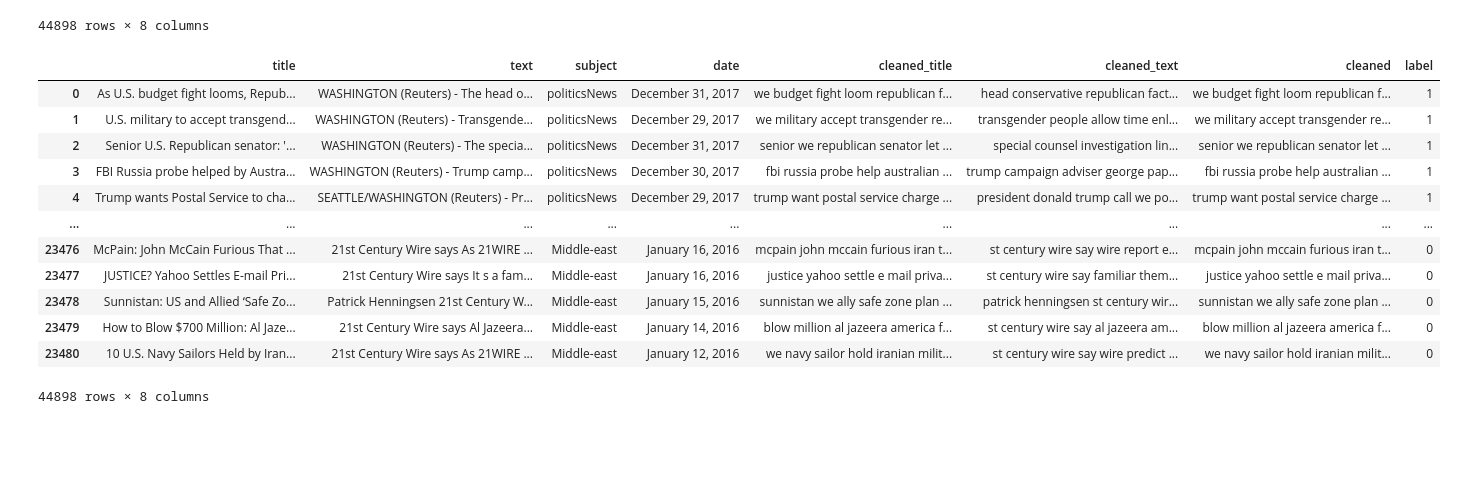
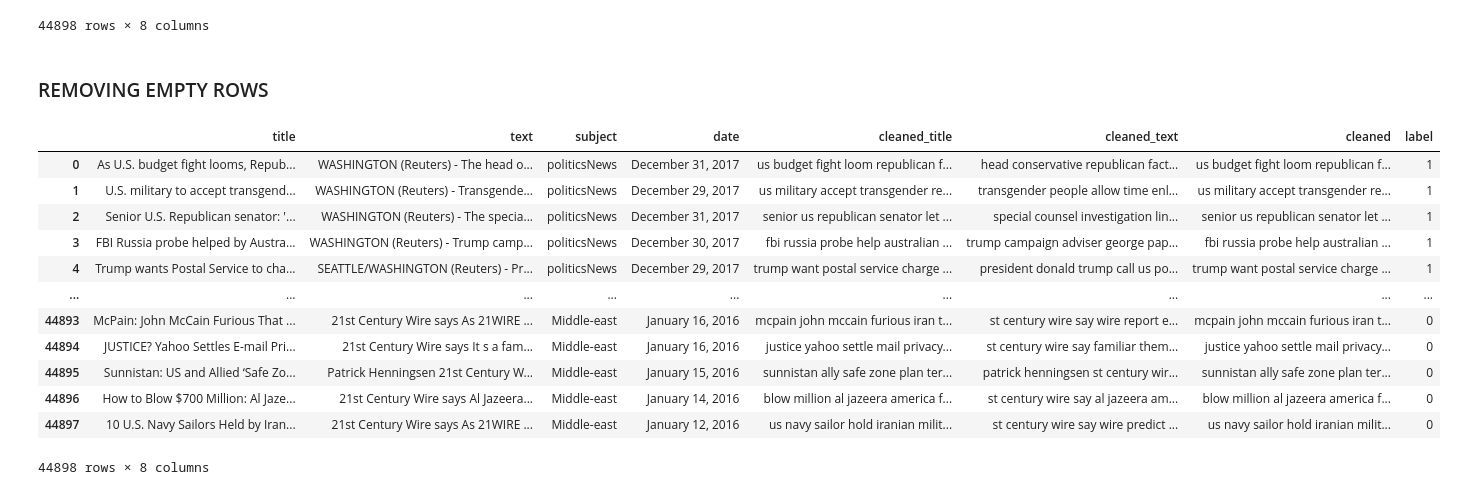
Before and after one commit to y4nrui/nlp-project, a Jupyter notebook: preprocessing.ipynb, the cells around one changed output. Cells and saved outputs as stored; diff of their text form; code cells hidden in the pictures; blank space fills up the shorter version.

```diff
--- a/preprocessing.ipynb
+++ b/preprocessing.ipynb
@@ -768,19 +770,24 @@ data
 44898 rows × 8 columns
 # %%
 # data.to_csv(drive_directory + dataset + 'data_v2.csv', index=None)
-# %%
-data
-# %% [output]
-|  | title | text | subject | date | cleaned_title | cleaned_text | cleaned | label |
-| 0 | As U.S. budget fight looms, Repub... | WASHINGTON (Reuters) - The head o... | politicsNews | December 31, 2017 | we budget fight loom republican f... | head conservative republican fact... | we budget fight loom republican f... | 1 |
-| 1 | U.S. military to accept transgend... | WASHINGTON (Reuters) - Transgende... | politicsNews | December 29, 2017 | we military accept transgender re... | transgender people allow time enl... | we military accept transgender re... | 1 |
-| 2 | Senior U.S. Republican senator: '... | WASHINGTON (Reuters) - The specia... | politicsNews | December 31, 2017 | senior we republican senator let ... | special counsel investigation lin... | senior we republican senator let ... | 1 |
-| 3 | FBI Russia probe helped by Austra... | WASHINGTON (Reuters) - Trump camp... | politicsNews | December 30, 2017 | fbi russia probe help australian ... | trump campaign adviser george pap... | fbi russia probe help australian ... | 1 |
-| 4 | Trump wants Postal Service to cha... | SEATTLE/WASHINGTON (Reuters) - Pr... | politicsNews | December 29, 2017 | trump want postal service charge ... | president donald trump call we po... | trump want postal service charge ... | 1 |
-| ... | ... | ... | ... | ... | ... | ... | ... | ... |
-| 23476 | McPain: John McCain Furious That ... | 21st Century Wire says As 21WIRE ... | Middle-east | January 16, 2016 | mcpain john mccain furious iran t... | st century wire say wire report e... | mcpain john mccain furious iran t... | 0 |
-| 23477 | JUSTICE? Yahoo Settles E-mail Pri... | 21st Century Wire says It s a fam... | Middle-east | January 16, 2016 | justice yahoo settle e mail priva... | st century wire say familiar them... | justice yahoo settle e mail priva... | 0 |
-| 23478 | Sunnistan: US and Allied ‘Safe Zo... | Patrick Henningsen 21st Century W... | Middle-east | January 15, 2016 | sunnistan we ally safe zone plan ... | patrick henningsen st century wir... | sunnistan we ally safe zone plan ... | 0 |
-| 23479 | How to Blow $700 Million: Al Jaze... | 21st Century Wire says Al Jazeera... | Middle-east | January 14, 2016 | blow million al jazeera america f... | st century wire say al jazeera am... | blow million al jazeera america f... | 0 |
-| 23480 | 10 U.S. Navy Sailors Held by Iran... | 21st Century Wire says As 21WIRE ... | Middle-east | January 12, 2016 | we navy sailor hold iranian milit... | st century wire say wire predict ... | we navy sailor hold iranian milit... | 0 |
-44898 rows × 8 columns
+# %% [markdown]
+### REMOVING EMPTY ROWS
+# %%
+# IMPORTING DATASET
+data_v2 = pd.read_csv(drive_directory + dataset + "data_v2.csv")
+# %%
+data_v2
+# %% [output]
+|  | title | text | subject | date | cleaned_title | cleaned_text | cleaned | label |
+| 0 | As U.S. budget fight looms, Repub... | WASHINGTON (Reuters) - The head o... | politicsNews | December 31, 2017 | us budget fight loom republican f... | head conservative republican fact... | us budget fight loom republican f... | 1 |
+| 1 | U.S. military to accept transgend... | WASHINGTON (Reuters) - Transgende... | politicsNews | December 29, 2017 | us military accept transgender re... | transgender people allow time enl... | us military accept transgender re... | 1 |
+| 2 | Senior U.S. Republican senator: '... | WASHINGTON (Reuters) - The specia... | politicsNews | December 31, 2017 | senior us republican senator let ... | special counsel investigation lin... | senior us republican senator let ... | 1 |
+| 3 | FBI Russia probe helped by Austra... | WASHINGTON (Reuters) - Trump camp... | politicsNews | December 30, 2017 | fbi russia probe help australian ... | trump campaign adviser george pap... | fbi russia probe help australian ... | 1 |
+| 4 | Trump wants Postal Service to cha... | SEATTLE/WASHINGTON (Reuters) - Pr... | politicsNews | December 29, 2017 | trump want postal service charge ... | president donald trump call us po... | trump want postal service charge ... | 1 |
+| ... | ... | ... | ... | ... | ... | ... | ... | ... |
+| 44893 | McPain: John McCain Furious That ... | 21st Century Wire says As 21WIRE ... | Middle-east | January 16, 2016 | mcpain john mccain furious iran t... | st century wire say wire report e... | mcpain john mccain furious iran t... | 0 |
+| 44894 | JUSTICE? Yahoo Settles E-mail Pri... | 21st Century Wire says It s a fam... | Middle-east | January 16, 2016 | justice yahoo settle mail privacy... | st century wire say familiar them... | justice yahoo settle mail privacy... | 0 |
+| 44895 | Sunnistan: US and Allied ‘Safe Zo... | Patrick Henningsen 21st Century W... | Middle-east | January 15, 2016 | sunnistan ally safe zone plan ter... | patrick henningsen st century wir... | sunnistan ally safe zone plan ter... | 0 |
+| 44896 | How to Blow $700 Million: Al Jaze... | 21st Century Wire says Al Jazeera... | Middle-east | January 14, 2016 | blow million al jazeera america f... | st century wire say al jazeera am... | blow million al jazeera america f... | 0 |
+| 44897 | 10 U.S. Navy Sailors Held by Iran... | 21st Century Wire says As 21WIRE ... | Middle-east | January 12, 2016 | us navy sailor hold iranian milit... | st century wire say wire predict ... | us navy sailor hold iranian milit... | 0 |
+44898 rows × 8 columns
```
Also changed, not shown: parts of 10 cells of this notebook.
